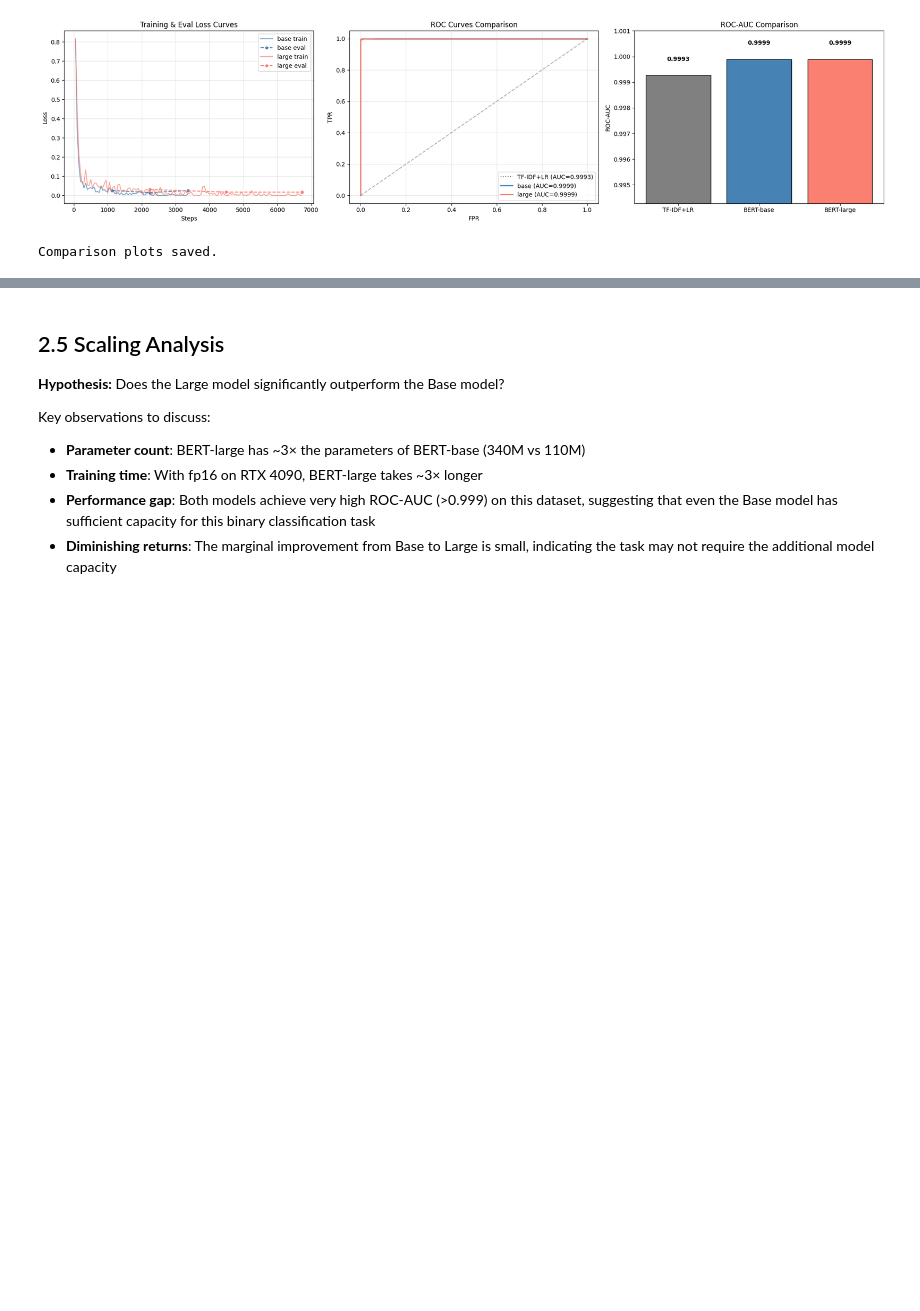
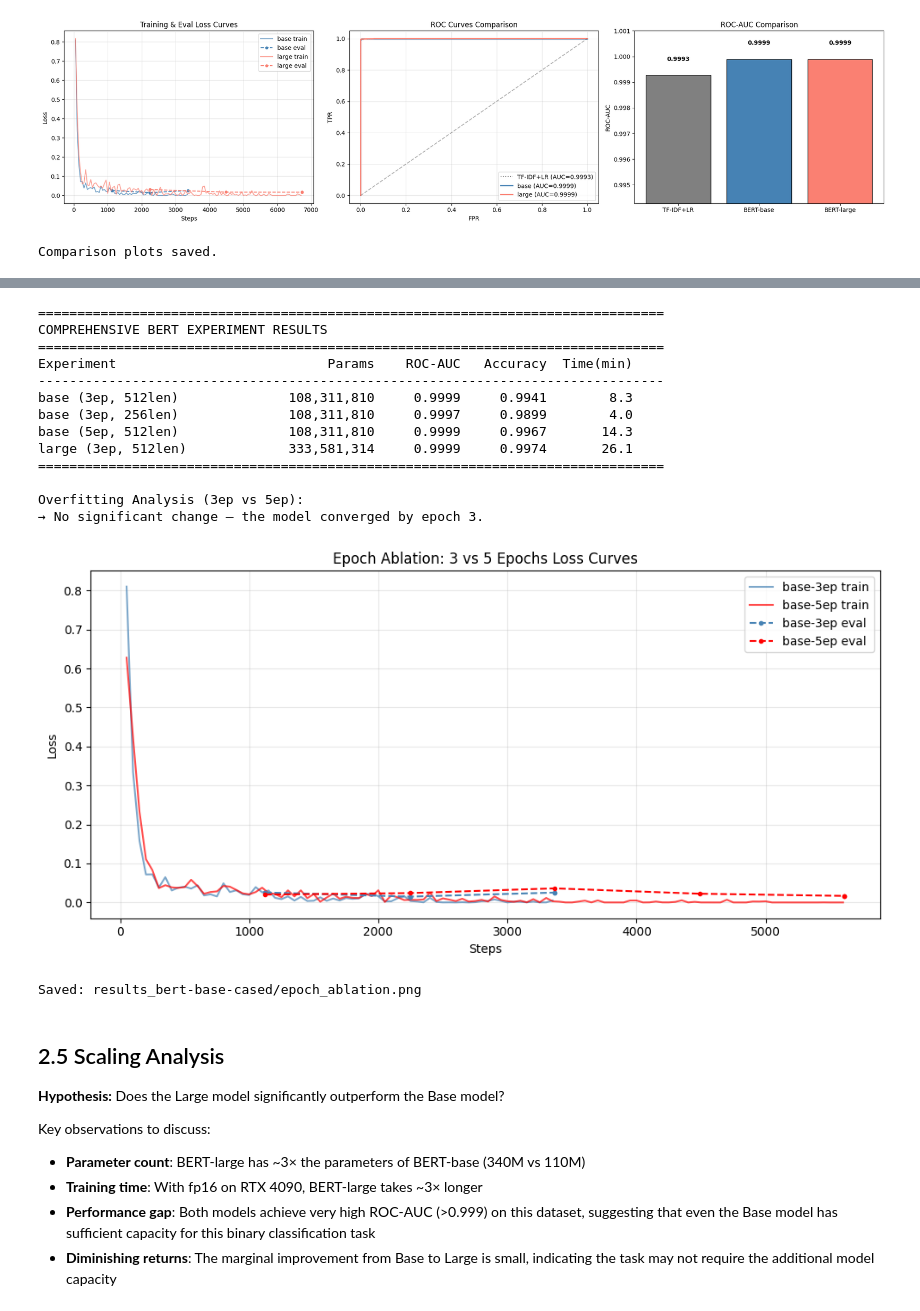
Before and after one commit to fader2077/Recurrent-Neural-Network-and-Transformer-HW, a Jupyter notebook: hw2/HW2.ipynb, the cells around one changed output, grey strips where cells are left out. Drawn from its saved outputs; the diff is of its cells as text; code cells hidden in the pictures; blank space fills up the shorter version.

```diff
--- a/hw2/HW2.ipynb
+++ b/hw2/HW2.ipynb
@@ -545,0 +755,2 @@ Comparison plots saved.
+# %%
+results_base_256 = train_bert_model("bert-base-cased", batch_size=64, max_len=256)
@@ -545,0 +831,2 @@ Comparison plots saved.
+# %%
+results_base_5ep = train_bert_model("bert-base-cased", batch_size=32, epochs=5)
@@ -546,3 +870,67 @@ Comparison plots saved.
+# %%
+# Comprehensive BERT experiment comparison
+print("=" * 80)
+print("COMPREHENSIVE BERT EXPERIMENT RESULTS")
+print("=" * 80)
+header = f"{'Experiment':<30} {'Params':>12} {'ROC-AUC':>10} {'Accuracy':>10} {'Time(min)':>10}"
+print(header)
+print("-" * 80)
+
+experiments = [
+    ("base (3ep, 512len)", results_base),
+    ("base (3ep, 256len)", results_base_256),
+    ("base (5ep, 512len)", results_base_5ep),
+    ("large (3ep, 512len)", results_large),
+]
+for label, r in experiments:
+    s = r["summary"]
+    print(f"{label:<30} {s['total_params']:>12,} {s['roc_auc']:>10.4f} {s['accuracy']:>10.4f} {s['training_time_minutes']:>10.1f}")
+print("=" * 80)
+
+# Overfitting analysis
+print("\nOverfitting Analysis (3ep vs 5ep):")
+if results_base_5ep["summary"]["roc_auc"] < results_base["summary"]["roc_auc"]:
+    print("→ 5 epochs DECREASED AUC — signs of overfitting. 3 epochs is optimal.")
+elif results_base_5ep["summary"]["roc_auc"] > results_base["summary"]["roc_auc"]:
+    print("→ 5 epochs IMPROVED AUC — model benefits from more training.")
+else:
+    print("→ No significant change — the model converged by epoch 3.")
+
+# Loss curve comparison
+fig, ax = plt.subplots(figsize=(10, 5))
+for label, r, color, ls in [("base-3ep train", results_base, "steelblue", "-"),
+                              ("base-5ep train", results_base_5ep, "red", "-"),
+                              ("base-3ep eval", results_base, "steelblue", "--"),
+                              ("base-5ep eval", results_base_5ep, "red", "--")]:
+    if "eval" in label and r["eval_losses"]:
+        steps, losses = zip(*r["eval_losses"])
+        ax.plot(steps, losses, label=label, color=color, linestyle=ls, marker='o', markersize=3)
+    elif "train" in label and r["train_losses"]:
+        steps, losses = zip(*r["train_losses"])
+        ax.plot(steps, losses, label=label, color=color, linestyle=ls, alpha=0.7)
+ax.set_xlabel('Steps'); ax.set_ylabel('Loss')
+ax.set_title('Epoch Ablation: 3 vs 5 Epochs Loss Curves')
+ax.legend(); ax.grid(alpha=0.3)
+plt.tight_layout()
+plt.savefig("results_bert-base-cased/epoch_ablation.png", dpi=150, bbox_inches='tight')
+plt.show()
+print("Saved: results_bert-base-cased/epoch_ablation.png")
+# %% [output]
+================================================================================
+COMPREHENSIVE BERT EXPERIMENT RESULTS
+================================================================================
+Experiment                           Params    ROC-AUC   Accuracy  Time(min)
+--------------------------------------------------------------------------------
+base (3ep, 512len)              108,311,810     0.9999     0.9941        8.3
+base (3ep, 256len)              108,311,810     0.9997     0.9899        4.0
+base (5ep, 512len)              108,311,810     0.9999     0.9967       14.3
+large (3ep, 512len)             333,581,314     0.9999     0.9974       26.1
+================================================================================
+
+Overfitting Analysis (3ep vs 5ep):
+→ No significant change — the model converged by epoch 3.
+[figure, added]
+Saved: results_bert-base-cased/epoch_ablation.png
 # %% [markdown]
 ## 2.5 Scaling Analysis
 
```
Also changed, not shown: parts of 20 cells of this notebook, 7 other files.
